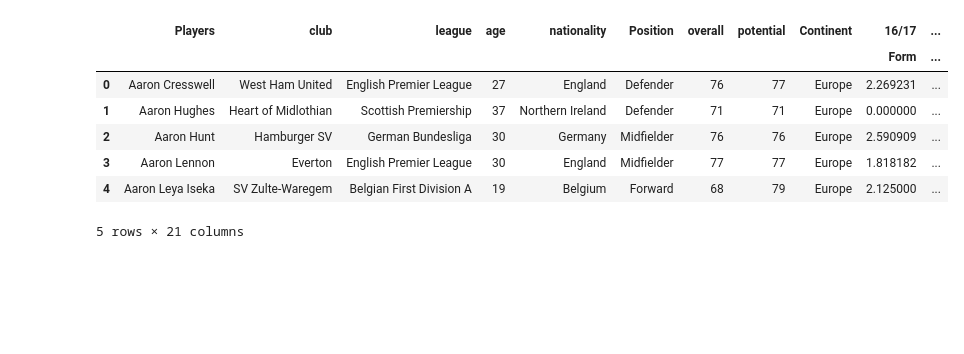
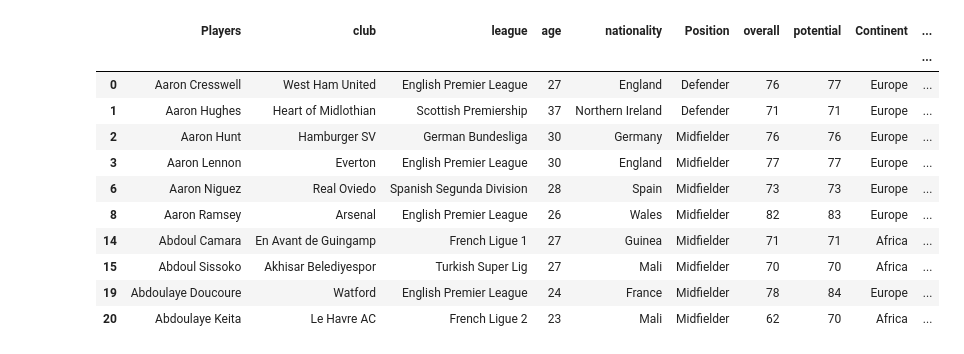
Before and after one commit to markkennedy3/Fifa-vs-Real-Life, a Jupyter notebook: notebooks/prep/420_prep_RQ3_Dataframe.ipynb, the cells around one changed output. Drawn from its saved outputs; the diff is of its cells as text; code cells hidden in the pictures; blank space fills up the shorter version.

```diff
--- a/notebooks/prep/420_prep_RQ3_Dataframe.ipynb
+++ b/notebooks/prep/420_prep_RQ3_Dataframe.ipynb
@@ -43,0 +42,8 @@ array(['Portugal', 'Argentina', 'Brazil', 'Uruguay', 'Germany', 'Poland',
+# %%
+s1 = s1.drop_duplicates(['Players','club','league','age','nationality','Position','overall','potential']).set_index(['Players','club','league','age','nationality','Position','overall','potential'])[['Form','Apps']]
+s2 = s2.drop_duplicates(['Players','club','league','age','nationality','Position','overall','potential']).set_index(['Players','club','league','age','nationality','Position','overall','potential'])[['Form','Apps']]
+s3 = s3.drop_duplicates(['Players','club','league','age','nationality','Position','overall','potential']).set_index(['Players','club','league','age','nationality','Position','overall','potential'])[['Form','Apps']]
+s4 = s4.drop_duplicates(['Players','club','league','age','nationality','Position','overall','potential']).set_index(['Players','club','league','age','nationality','Position','overall','potential'])[['Form','Apps']]
+s5 = s5.drop_duplicates(['Players','club','league','age','nationality','Position','overall','potential']).set_index(['Players','club','league','age','nationality','Position','overall','potential'])[['Form','Apps']]
+s6 = s6.drop_duplicates(['Players','club','league','age','nationality','Position','overall','potential']).set_index(['Players','club','league','age','nationality','Position','overall','potential'])[['Form','Apps']]
+joined = pd.concat([s1,s2,s3,s4,s5,s6], axis=1, keys=('16/17','15/16','14/15','13/14','12/13','17/18')).fillna(0).astype(float).reset_index()
@@ -198,0 +84,7 @@ joined = pd.concat([s1,s2,s3,s4,s5,s6], axis=1, keys=('16/17','15/16','14/15','1
+# %%
+joined.loc[joined['nationality'].str.contains(Europe), 'Continent'] = 'Europe'
+joined.loc[joined['nationality'].str.contains(Africa), 'Continent'] = 'Africa'
+joined.loc[joined['nationality'].str.contains(North_America), 'Continent'] = 'North America'
+joined.loc[joined['nationality'].str.contains(South_America), 'Continent'] = 'South America'
+joined.loc[joined['nationality'].str.contains(Asia), 'Continent'] = 'Asia'
+joined.loc[joined['nationality'].str.contains(Australia_Oceania), 'Continent'] = 'Australia / Oceania'
@@ -198,0 +111,21 @@ joined = pd.concat([s1,s2,s3,s4,s5,s6], axis=1, keys=('16/17','15/16','14/15','1
+# %%
+joined['count1'] = 0
+joined.loc[joined['16/17']['Apps']>0.5, 'count1'] = 1
+joined['count2'] = 0
+joined.loc[joined['15/16']['Apps']>0.5, 'count2'] = 1
+joined['count3'] = 0
+joined.loc[joined['14/15']['Apps']>0.5, 'count3'] = 1
+joined['count4'] = 0
+joined.loc[joined['13/14']['Apps']>0.5, 'count4'] = 1
+joined['count5'] = 0
+joined.loc[joined['12/13']['Apps']>0.5, 'count5'] = 1
+
+joined['Seasons Played'] = joined['count1'] + joined['count2'] + joined['count3'] + joined['count4'] + joined['count5']
+
+joined = joined[joined['Seasons Played']>1]
+
+OverallForm = joined['16/17']['Form'] + joined['15/16']['Form'] + joined['14/15']['Form'] + joined['13/14']['Form'] + joined['12/13']['Form']
+
+joined['Average Form'] = OverallForm/joined['Seasons Played']
+
+joined.drop(joined.columns[[8,9,10,11,12,13,14,15,16,17,18,19,21,22,23,24,25,26]], axis=1, inplace=True)
@@ -199,14 +153,20 @@ joined = pd.concat([s1,s2,s3,s4,s5,s6], axis=1, keys=('16/17','15/16','14/15','1
+# %%
+joined = joined[np.isfinite(joined['Average Form'])]
 # %%
-joined.head(5)
+joined.head(10)
 # %% [output]
-|  | Players | club | league | age | nationality | Position | overall | potential | Continent | 16/17 | ... |
-|  |  |  |  |  |  |  |  |  |  | Form | ... |
-| 0 | Aaron Cresswell | West Ham United | English Premier League | 27 | England | Defender | 76 | 77 | Europe | 2.269231 | ... |
-| 1 | Aaron Hughes | Heart of Midlothian | Scottish Premiership | 37 | Northern Ireland | Defender | 71 | 71 | Europe | 0.000000 | ... |
-| 2 | Aaron Hunt | Hamburger SV | German Bundesliga | 30 | Germany | Midfielder | 76 | 76 | Europe | 2.590909 | ... |
-| 3 | Aaron Lennon | Everton | English Premier League | 30 | England | Midfielder | 77 | 77 | Europe | 1.818182 | ... |
-| 4 | Aaron Leya Iseka | SV Zulte-Waregem | Belgian First Division A | 19 | Belgium | Forward | 68 | 79 | Europe | 2.125000 | ... |
+|  | Players | club | league | age | nationality | Position | overall | potential | Continent | ... |
+|  |  |  |  |  |  |  |  |  |  | ... |
+| 0 | Aaron Cresswell | West Ham United | English Premier League | 27 | England | Defender | 76 | 77 | Europe | ... |
+| 1 | Aaron Hughes | Heart of Midlothian | Scottish Premiership | 37 | Northern Ireland | Defender | 71 | 71 | Europe | ... |
+| 2 | Aaron Hunt | Hamburger SV | German Bundesliga | 30 | Germany | Midfielder | 76 | 76 | Europe | ... |
+| 3 | Aaron Lennon | Everton | English Premier League | 30 | England | Midfielder | 77 | 77 | Europe | ... |
+| 6 | Aaron Niguez | Real Oviedo | Spanish Segunda Division | 28 | Spain | Midfielder | 73 | 73 | Europe | ... |
+| 8 | Aaron Ramsey | Arsenal | English Premier League | 26 | Wales | Midfielder | 82 | 83 | Europe | ... |
+| 14 | Abdoul Camara | En Avant de Guingamp | French Ligue 1 | 27 | Guinea | Midfielder | 71 | 71 | Africa | ... |
+| 15 | Abdoul Sissoko | Akhisar Belediyespor | Turkish Super Lig | 27 | Mali | Midfielder | 70 | 70 | Africa | ... |
+| 19 | Abdoulaye Doucoure | Watford | English Premier League | 24 | France | Midfielder | 78 | 84 | Europe | ... |
+| 20 | Abdoulaye Keita | Le Havre AC | French Ligue 2 | 23 | Mali | Midfielder | 62 | 70 | Africa | ... |
-5 rows × 21 columns
 # %%
 joined.to_csv('../../data/analysis/RQ3-1.csv')
 # %%
```
Also changed, not shown: parts of 27 cells of this notebook.
